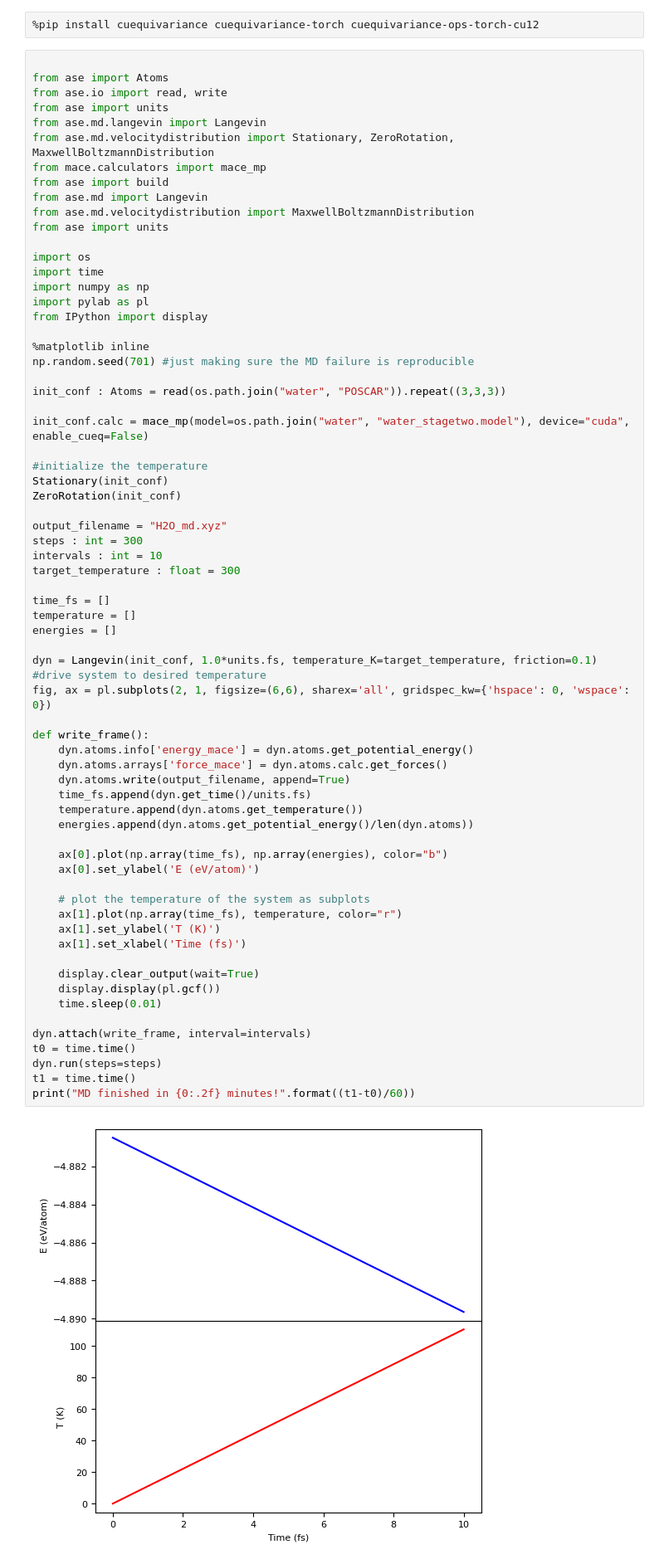
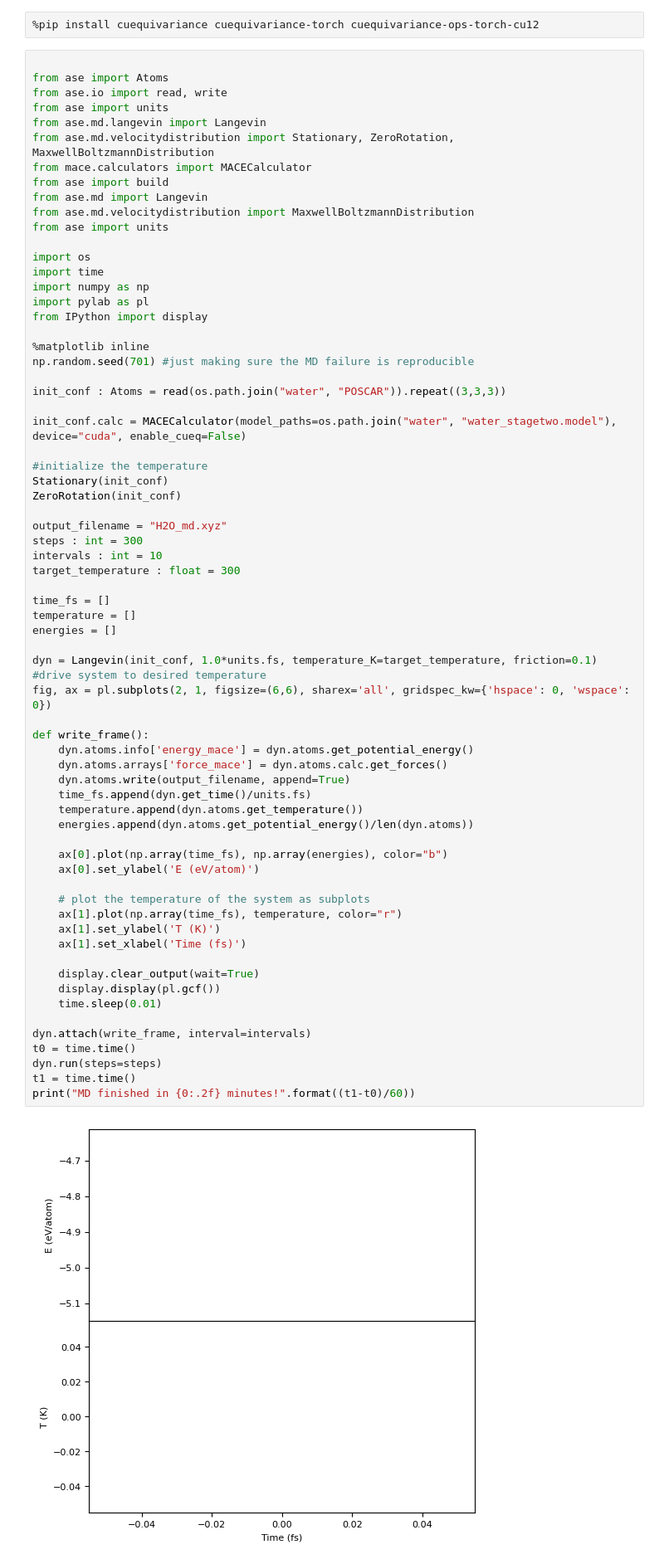
Before and after one commit to yutoml/Ohmiya_MD, a Jupyter notebook: 01_water_MD.ipynb, the cells around one changed output. Shown at 83% size. Drawn from its saved outputs; the diff is of its cells as text.

```diff
--- a/01_water_MD.ipynb
+++ b/01_water_MD.ipynb
@@ -9,7 +9,7 @@ from ase.io import read, write
 from ase import units
 from ase.md.langevin import Langevin
 from ase.md.velocitydistribution import Stationary, ZeroRotation, MaxwellBoltzmannDistribution
-from mace.calculators import mace_mp
+from mace.calculators import MACECalculator
 from ase import build
 from ase.md import Langevin
 from ase.md.velocitydistribution import MaxwellBoltzmannDistribution
@@ -26,7 +26,7 @@ np.random.seed(701) #just making sure the MD failure is reproducible
 
 init_conf : Atoms = read(os.path.join("water", "POSCAR")).repeat((3,3,3))
 
-init_conf.calc = mace_mp(model=os.path.join("water", "water_stagetwo.model"), device="cuda", enable_cueq=False)
+init_conf.calc = MACECalculator(model_paths=os.path.join("water", "water_stagetwo.model"), device="cuda", enable_cueq=False)
 
 #initialize the temperature
 Stationary(init_conf)
@@ -43,31 +43,31 @@ energies = []
 
 dyn = Langevin(init_conf, 1.0*units.fs, temperature_K=target_temperature, friction=0.1) #drive system to desired temperature
 fig, ax = pl.subplots(2, 1, figsize=(6,6), sharex='all', gridspec_kw={'hspace': 0, 'wspace': 0})
 
 def write_frame():
     dyn.atoms.info['energy_mace'] = dyn.atoms.get_potential_energy()
     dyn.atoms.arrays['force_mace'] = dyn.atoms.calc.get_forces()
     dyn.atoms.write(output_filename, append=True)
     time_fs.append(dyn.get_time()/units.fs)
     temperature.append(dyn.atoms.get_temperature())
     energies.append(dyn.atoms.get_potential_energy()/len(dyn.atoms))
 
     ax[0].plot(np.array(time_fs), np.array(energies), color="b")
     ax[0].set_ylabel('E (eV/atom)')
 
     # plot the temperature of the system as subplots
     ax[1].plot(np.array(time_fs), temperature, color="r")
     ax[1].set_ylabel('T (K)')
     ax[1].set_xlabel('Time (fs)')
 
     display.clear_output(wait=True)
     display.display(pl.gcf())
     time.sleep(0.01)
 
 dyn.attach(write_frame, interval=intervals)
 t0 = time.time()
 dyn.run(steps=steps)
 t1 = time.time()
 print("MD finished in {0:.2f} minutes!".format((t1-t0)/60))
 # %% [output]
-[figure, old version]
+[figure, new version]
```
Also changed, not shown: parts of 1 cell of this notebook, 2 other files.
